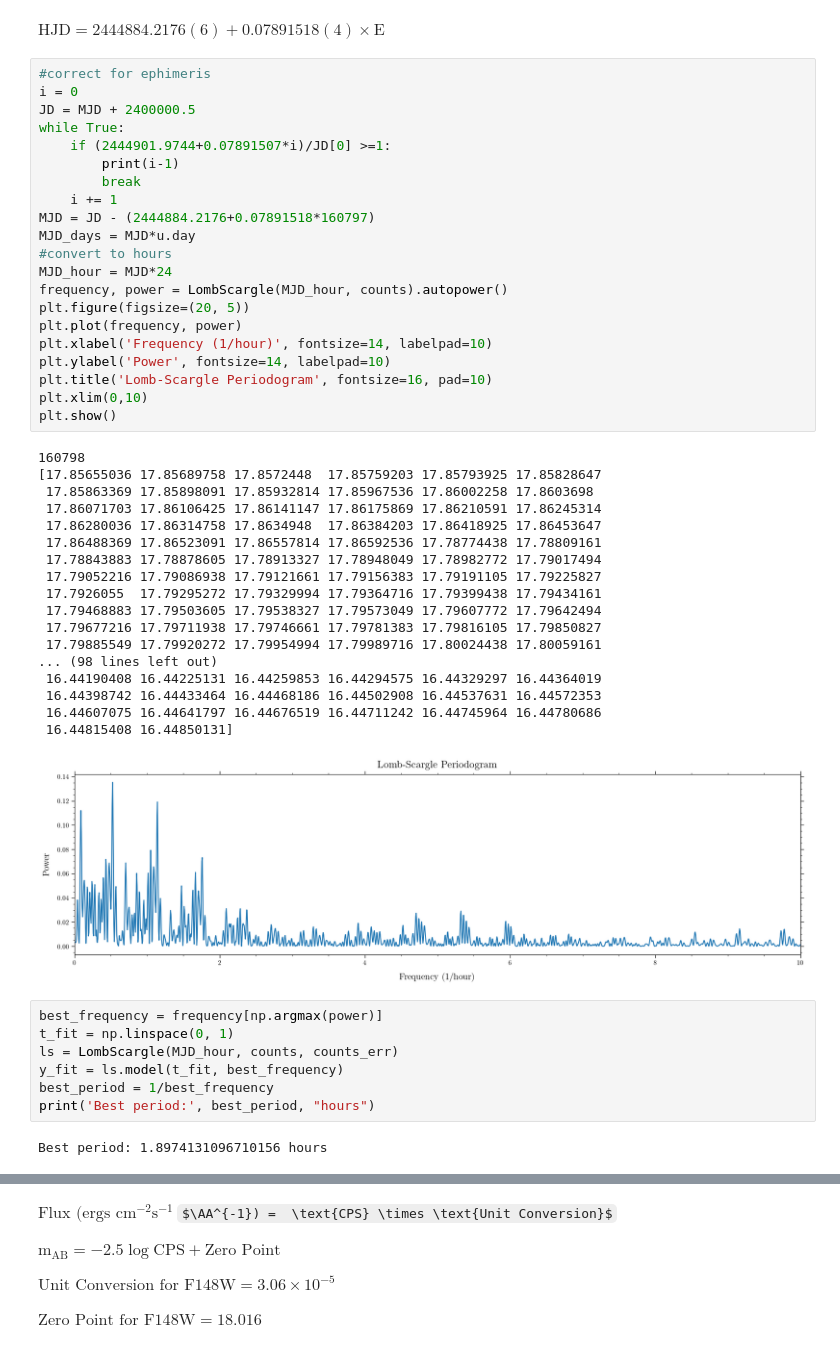
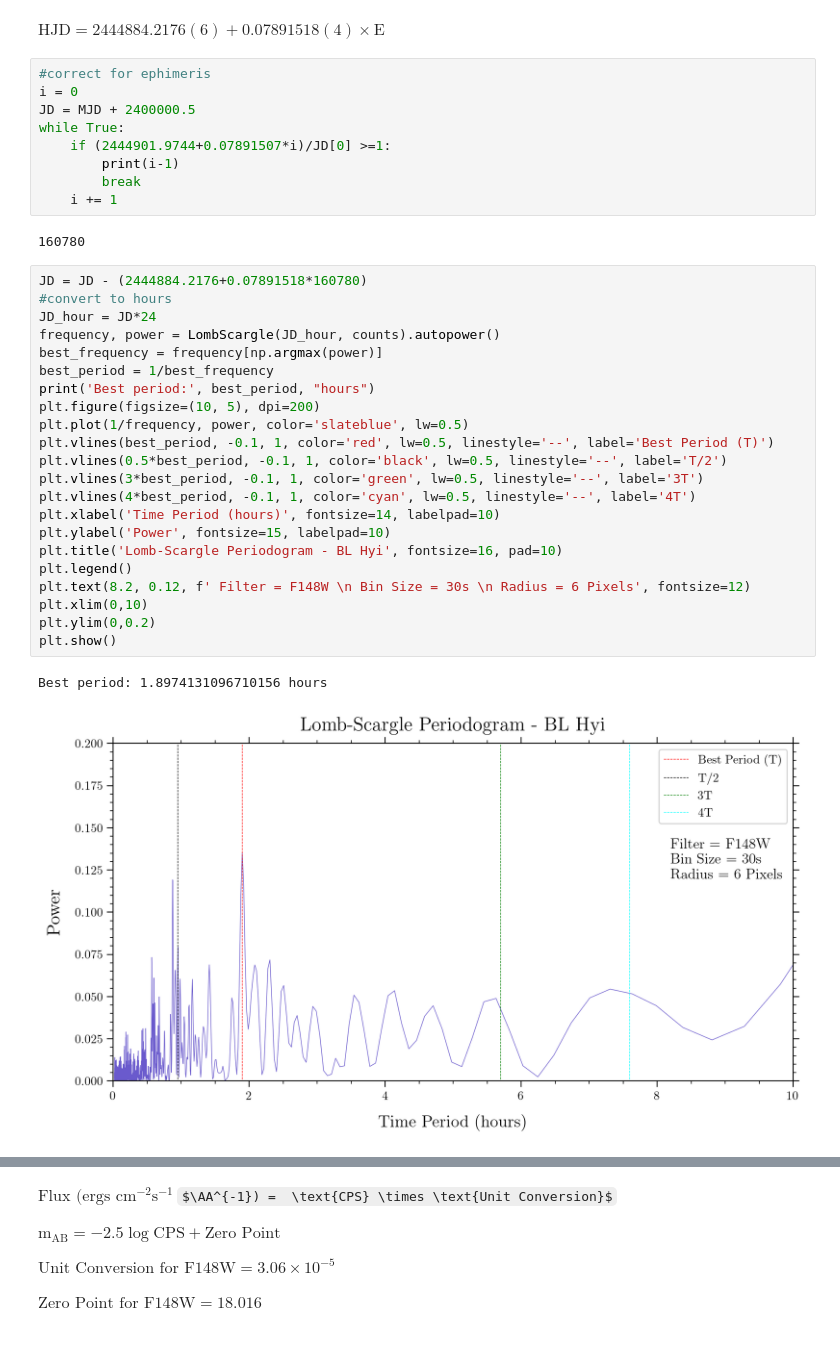
Before and after one commit to ravioli1369/uvit, a Jupyter notebook: lc.ipynb, the cells around one changed output, grey strips where cells are left out. Saved outputs shown, nothing was run; the diff lists cells and outputs as text; some formulas as TeX source.

```diff
--- a/lc.ipynb
+++ b/lc.ipynb
@@ -86,43 +91,30 @@ while True:
         print(i-1)
         break
     i += 1
-MJD = JD - (2444884.2176+0.07891518*160797)
-MJD_days = MJD*u.day
-#convert to hours
-MJD_hour = MJD*24
-frequency, power = LombScargle(MJD_hour, counts).autopower()
-plt.figure(figsize=(20, 5))
-plt.plot(frequency, power)
-plt.xlabel('Frequency (1/hour)', fontsize=14, labelpad=10)
-plt.ylabel('Power', fontsize=14, labelpad=10)
-plt.title('Lomb-Scargle Periodogram', fontsize=16, pad=10)
-plt.xlim(0,10)
-plt.show()
 # %% [output]
-160798
-[17.85655036 17.85689758 17.8572448  17.85759203 17.85793925 17.85828647
- 17.85863369 17.85898091 17.85932814 17.85967536 17.86002258 17.8603698
- 17.86071703 17.86106425 17.86141147 17.86175869 17.86210591 17.86245314
- 17.86280036 17.86314758 17.8634948  17.86384203 17.86418925 17.86453647
- 17.86488369 17.86523091 17.86557814 17.86592536 17.78774438 17.78809161
- 17.78843883 17.78878605 17.78913327 17.78948049 17.78982772 17.79017494
- 17.79052216 17.79086938 17.79121661 17.79156383 17.79191105 17.79225827
- 17.7926055  17.79295272 17.79329994 17.79364716 17.79399438 17.79434161
- 17.79468883 17.79503605 17.79538327 17.79573049 17.79607772 17.79642494
- 17.79677216 17.79711938 17.79746661 17.79781383 17.79816105 17.79850827
- 17.79885549 17.79920272 17.79954994 17.79989716 17.80024438 17.80059161
-... (98 lines left out)
- 16.44190408 16.44225131 16.44259853 16.44294575 16.44329297 16.44364019
- 16.44398742 16.44433464 16.44468186 16.44502908 16.44537631 16.44572353
- 16.44607075 16.44641797 16.44676519 16.44711242 16.44745964 16.44780686
- 16.44815408 16.44850131]
+160780
-[figure, removed]
-# %%
-best_frequency = frequency[np.argmax(power)]
-t_fit = np.linspace(0, 1)
-ls = LombScargle(MJD_hour, counts, counts_err)
-y_fit = ls.model(t_fit, best_frequency)
-best_period = 1/best_frequency
-print('Best period:', best_period, "hours")
-# %% [output]
-Best period: 1.8974131096710156 hours
+# %%
+JD = JD - (2444884.2176+0.07891518*160780)
+#convert to hours
+JD_hour = JD*24
+frequency, power = LombScargle(JD_hour, counts).autopower()
+best_frequency = frequency[np.argmax(power)]
+best_period = 1/best_frequency
+print('Best period:', best_period, "hours")
+plt.figure(figsize=(10, 5), dpi=200)
+plt.plot(1/frequency, power, color='slateblue', lw=0.5)
+plt.vlines(best_period, -0.1, 1, color='red', lw=0.5, linestyle='--', label='Best Period (T)')
+plt.vlines(0.5*best_period, -0.1, 1, color='black', lw=0.5, linestyle='--', label='T/2')
+plt.vlines(3*best_period, -0.1, 1, color='green', lw=0.5, linestyle='--', label='3T')
+plt.vlines(4*best_period, -0.1, 1, color='cyan', lw=0.5, linestyle='--', label='4T')
+plt.xlabel('Time Period (hours)', fontsize=14, labelpad=10)
+plt.ylabel('Power', fontsize=15, labelpad=10)
+plt.title('Lomb-Scargle Periodogram - BL Hyi', fontsize=16, pad=10)
+plt.legend()
+plt.text(8.2, 0.12, f' Filter = F148W \n Bin Size = 30s \n Radius = 6 Pixels', fontsize=12)
+plt.xlim(0,10)
+plt.ylim(0,0.2)
+plt.show()
+# %% [output]
+Best period: 1.8974131096710156 hours
+[figure, added]
```
Also changed, not shown: parts of 18 cells of this notebook.
